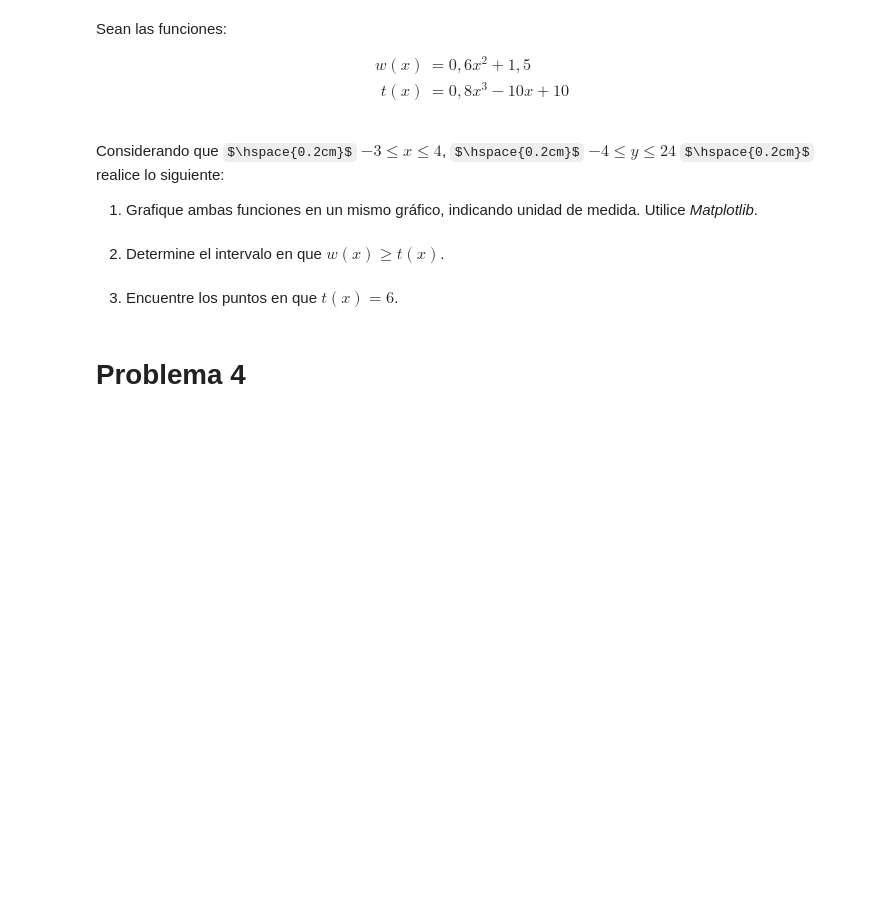
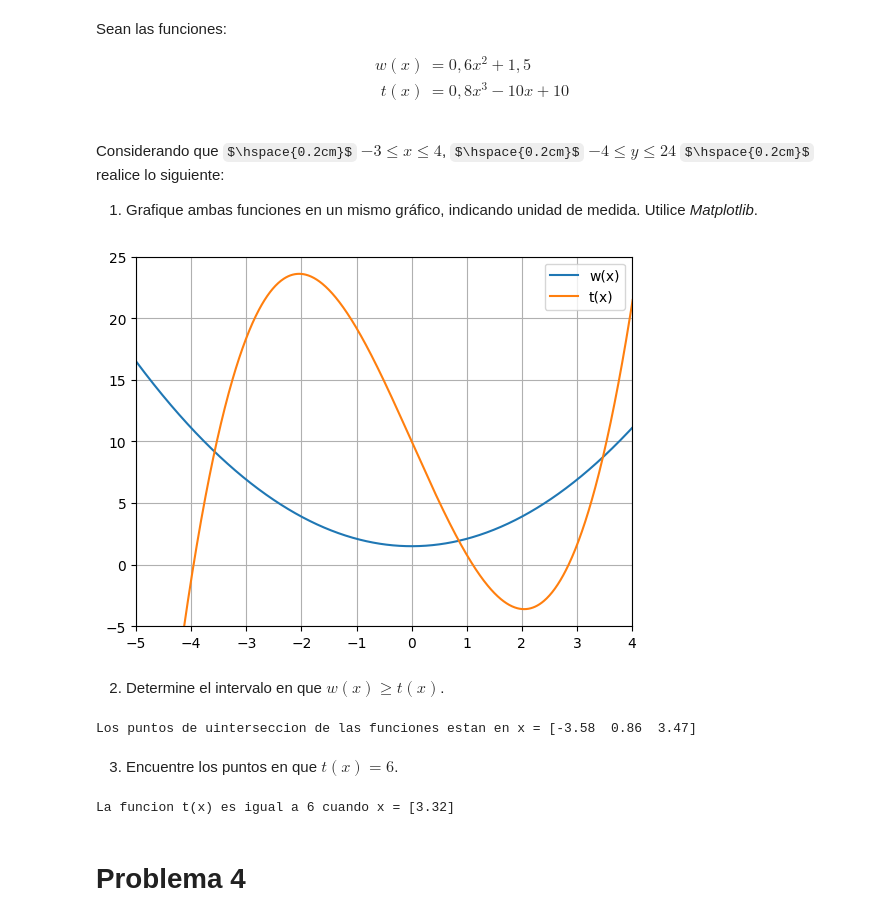
Before and after one commit to J4IM3LEZ/Aplicada, a Jupyter notebook: G3_Aplicaciones_de_funciones.ipynb, the cells around one changed output. Drawn from its saved outputs; the diff is of its cells as text; code cells hidden in the pictures; some formulas as TeX source; blank space fills up the shorter version.

```diff
--- a/G3_Aplicaciones_de_funciones.ipynb
+++ b/G3_Aplicaciones_de_funciones.ipynb
@@ -167,10 +175,64 @@ t(x) & = 0,8x^{3} - 10x + 10
 Considerando que $\hspace{0.2cm}$ $-3 \leq x \leq 4$, $\hspace{0.2cm}$ $-4 \leq y \leq 24$ $\hspace{0.2cm}$ realice lo siguiente:
 
 1. Grafique ambas funciones en un mismo gráfico, indicando unidad de medida. Utilice *Matplotlib*.
+# %%
+import matplotlib.pyplot as plt
+import numpy as np
+
+def w(x):
+    return 0.6*x**2 + 1.5
+
+def t(x):
+    return 0.8*x**3 - 10*x + 10
+
+x = np.arange(-10, 10, 0.01)
+plt.plot(x, w(x), label = "w(x)")
+plt.plot(x, t(x), label = "t(x)")
+plt.grid(True)
+plt.xlim(-5,4)
+plt.ylim(-5,25)
+
+plt.legend()
+plt.show()
+# %% [output]
+[figure, added]
 # %% [markdown]
 2. Determine el intervalo en que $w(x) \geq t(x)$.
+# %%
+from scipy.optimize import fsolve
+import numpy as np
+
+def w(x):
+    return 0.6*x**2 + 1.5
+
+def t(x):
+    return 0.8*x**3 - 10*x + 10
+
+def interseccion(x):
+    return w(x) - t(x)
+
+x = np.linspace(-3, 4, 15)
+solucion = np.around(fsolve(interseccion,x),2)
+interseccion = np.unique(solucion)
+# %% [output]
+Los puntos de uinterseccion de las funciones estan en x = [-3.58  0.86  3.47]
 # %% [markdown]
 3. Encuentre los puntos en que $t(x) = 6$.
+# %%
+import numpy as np
+from scipy.optimize import fsolve
+
+def T(x):
+    return 0.8*x**3 - 10*x + 10 - 6
+
+x=np.linspace(50, 50, 15)
+solucion=np.around(fsolve(T,x),2)
+
+interseccion=np.unique(solucion)
+
+print(f"La funcion t(x) es igual a 6 cuando x = {interseccion}")
+# %% [output]
+La funcion t(x) es igual a 6 cuando x = [3.32]
 # %% [markdown]
 # Problema 4
 # %% [markdown]
```
Also changed, not shown: parts of 3 cells of this notebook.
